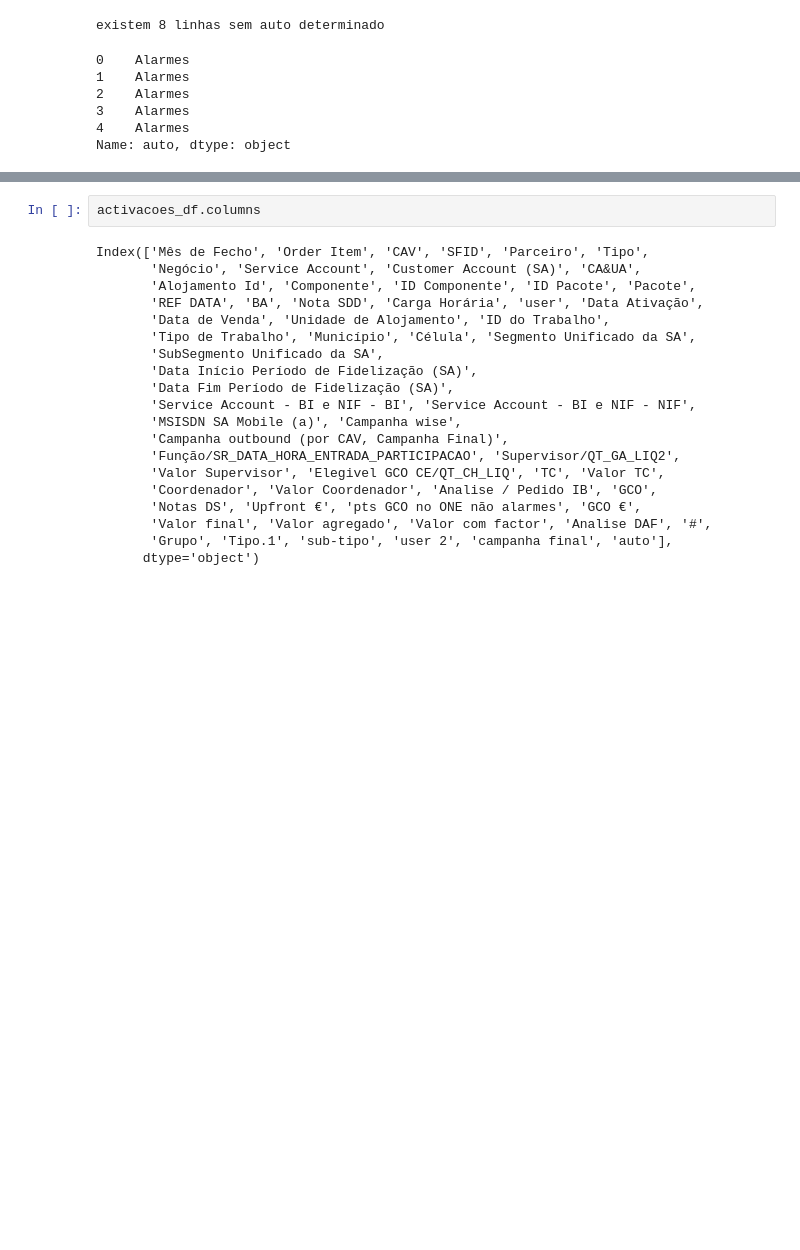
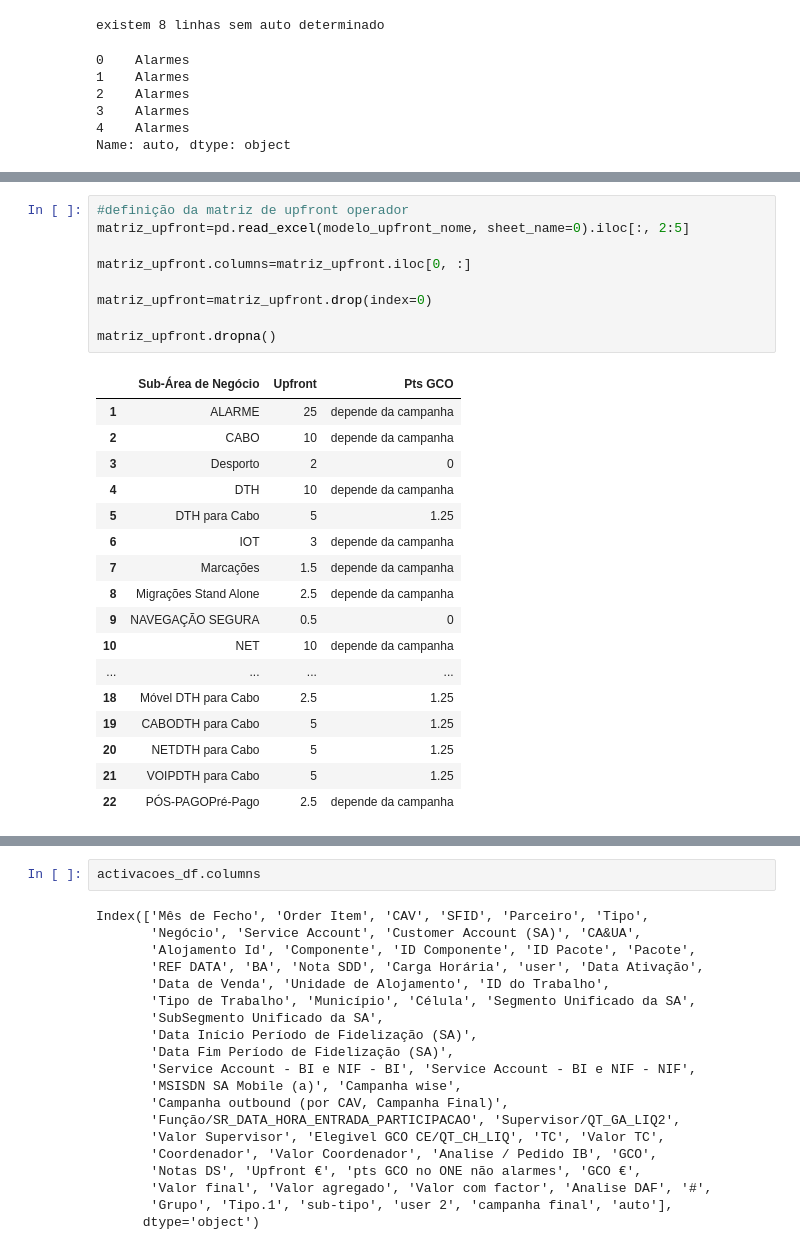
Before and after one commit to josepmatias/ONE, a Jupyter notebook: auto_one.ipynb, the cells around one changed output, grey strips where cells are left out. Drawn from its saved outputs; the diff is of its cells as text; blank space fills up the shorter version.

```diff
--- a/auto_one.ipynb
+++ b/auto_one.ipynb
@@ -201,3 +201,30 @@ See the caveats in the documentation: https://pandas.pydata.org/pandas-docs/stab
 | 14 | 45383 | 1-KSFAUGG | 80165996 | B.C01.UP1.582 | Randstad | Ciclo - Serviços | TV | S220761201 | ... |
 | 15 | 45383 | 1-KQBOQVE | 80047659 | L.G01.UP1.011 | Heading | Ciclo - Serviços | TV | S965627485 | ... |
 5 rows × 62 columns
+# %%
+#definição da matriz de upfront operador
+matriz_upfront=pd.read_excel(modelo_upfront_nome, sheet_name=0).iloc[:, 2:5]
+
+matriz_upfront.columns=matriz_upfront.iloc[0, :]
+
+matriz_upfront=matriz_upfront.drop(index=0)
+
+matriz_upfront.dropna()
+# %% [output]
+|  | Sub-Área de Negócio | Upfront | Pts GCO |
+| 1 | ALARME | 25 | depende da campanha |
+| 2 | CABO | 10 | depende da campanha |
+| 3 | Desporto | 2 | 0 |
+| 4 | DTH | 10 | depende da campanha |
+| 5 | DTH para Cabo | 5 | 1.25 |
+| 6 | IOT | 3 | depende da campanha |
+| 7 | Marcações | 1.5 | depende da campanha |
+| 8 | Migrações Stand Alone | 2.5 | depende da campanha |
+| 9 | NAVEGAÇÃO SEGURA | 0.5 | 0 |
+| 10 | NET | 10 | depende da campanha |
+| ... | ... | ... | ... |
+| 18 | Móvel DTH para Cabo | 2.5 | 1.25 |
+| 19 | CABODTH para Cabo | 5 | 1.25 |
+| 20 | NETDTH para Cabo | 5 | 1.25 |
+| 21 | VOIPDTH para Cabo | 5 | 1.25 |
+| 22 | PÓS-PAGOPré-Pago | 2.5 | depende da campanha |
```
Also changed, not shown: parts of 6 cells of this notebook.
